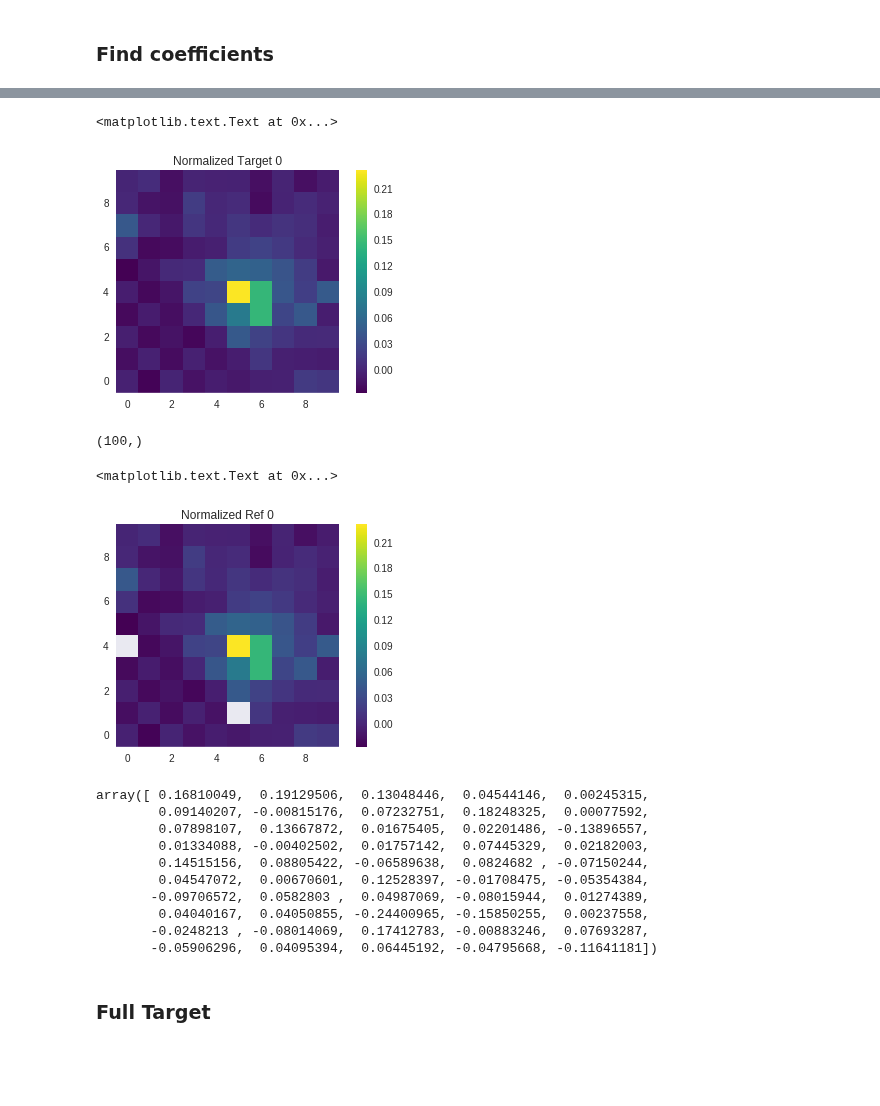
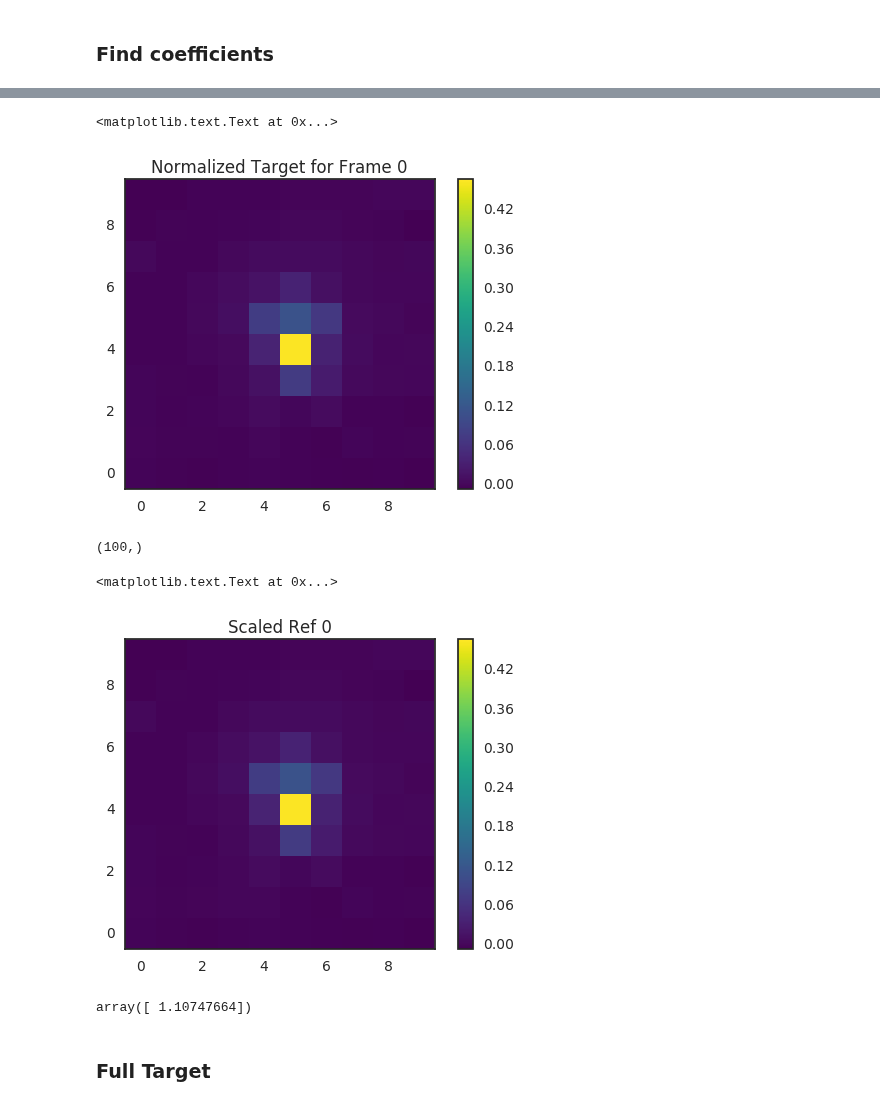
Before and after one commit to panoptes/panoptes-pipeline, a Jupyter notebook: examples/notebooks/RRC In Action.ipynb, the cells around one changed output, grey strips where cells are left out. Drawn from its saved outputs; the diff is of its cells as text; code cells hidden in the pictures; blank space fills up the shorter version.

```diff
--- a/examples/notebooks/RRC In Action.ipynb
+++ b/examples/notebooks/RRC In Action.ipynb
@@ -183,4 +254,5 @@ utils.compare_psc(normal_cube[ps.index[-5:]], w=10, h=10)
 # %% [markdown]
 Show the first five frames for the first five best matches. This is a co-moving stamp centered around the particular point source and is used to obtain the photometry for the point source.
 # %%
+sns.set_style('dark')
 utils.show_aperture_stamps(seq_files, ps)
@@ -202,6 +276,6 @@ frame_num = 0
 ### Find coefficients
 # %%
 # Get the normalized reference stars
-refs = normal_cube[ps[1:(num_refs+1)].index]
+refs = np.median(normal_cube[ps[1:(num_refs+1)].index], 0)
 refs.shape
 # %% [output]
@@ -246,7 +296,7 @@ tar.shape
 # %%
 plt.imshow(tar[frame_num].reshape(10, 10), cmap='viridis')
 plt.colorbar()
-plt.title('Normalized Target {}'.format(frame_num))
+plt.title('Normalized Target for Frame {}'.format(frame_num))
 # %% [output]
 <matplotlib.text.Text at 0x...>
-[figure, old version]
+[figure, new version]
@@ -253,15 +308,19 @@ plt.title('Normalized Target {}'.format(frame_num))
 # %%
-a0 = tar[frame_num] / refs[1, frame_num]
+a0 = tar[frame_num] / refs[frame_num]
 a0.shape
 # %% [output]
 (100,)
+# %%
+# Fix numbers divided by zero - Should just be sigma clipping here
+a0[a0 <= -1e6] = 0.
+a0[a0 >= 1e6] = 0.
 # %%
-plt.imshow((refs[1, frame_num] * a0).reshape(10, 10), cmap='viridis')
+plt.imshow((refs[frame_num] * a0).reshape(10, 10), cmap='viridis')
 plt.colorbar()
-plt.title('Normalized Ref {}'.format(frame_num))
+plt.title('Scaled Ref {}'.format(frame_num))
 # %% [output]
 <matplotlib.text.Text at 0x...>
-[figure, old version]
+[figure, new version]
 # %%
 def get_ref_psf(x, B):
     # Build the matrix
@@ -273,19 +332,10 @@ def get_ref_psf(x, B):
     return p
 # %%
 # Find the coefficients that align the reference with the target
-coeff = get_ref_psf(refs.reshape(num_refs, num_frames * 100), tar.flatten())
+coeff = get_ref_psf(refs.flatten(), tar.flatten())
 coeff
 # %% [output]
-array([ 0.16810049,  0.19129506,  0.13048446,  0.04544146,  0.00245315,
-        0.09140207, -0.00815176,  0.07232751,  0.18248325,  0.00077592,
-        0.07898107,  0.13667872,  0.01675405,  0.02201486, -0.13896557,
-        0.01334088, -0.00402502,  0.01757142,  0.07445329,  0.02182003,
-        0.14515156,  0.08805422, -0.06589638,  0.0824682 , -0.07150244,
-        0.04547072,  0.00670601,  0.12528397, -0.01708475, -0.05354384,
-       -0.09706572,  0.0582803 ,  0.04987069, -0.08015944,  0.01274389,
-        0.04040167,  0.04050855, -0.24400965, -0.15850255,  0.00237558,
-       -0.0248213 , -0.08014069,  0.17412783, -0.00883246,  0.07693287,
-       -0.05906296,  0.04095394,  0.06445192, -0.04795668, -0.11641181])
+array([ 1.10747664])
 # %% [markdown]
 ### Full Target
 # %%
```
Also changed, not shown: parts of 37 cells of this notebook, 5 other files.
